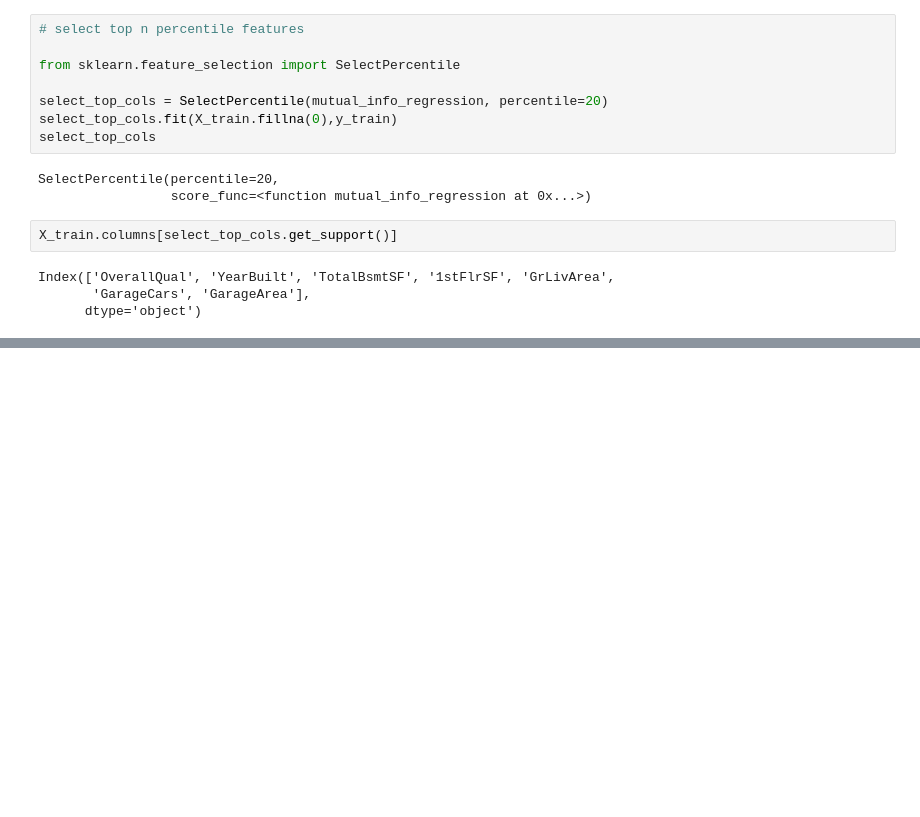
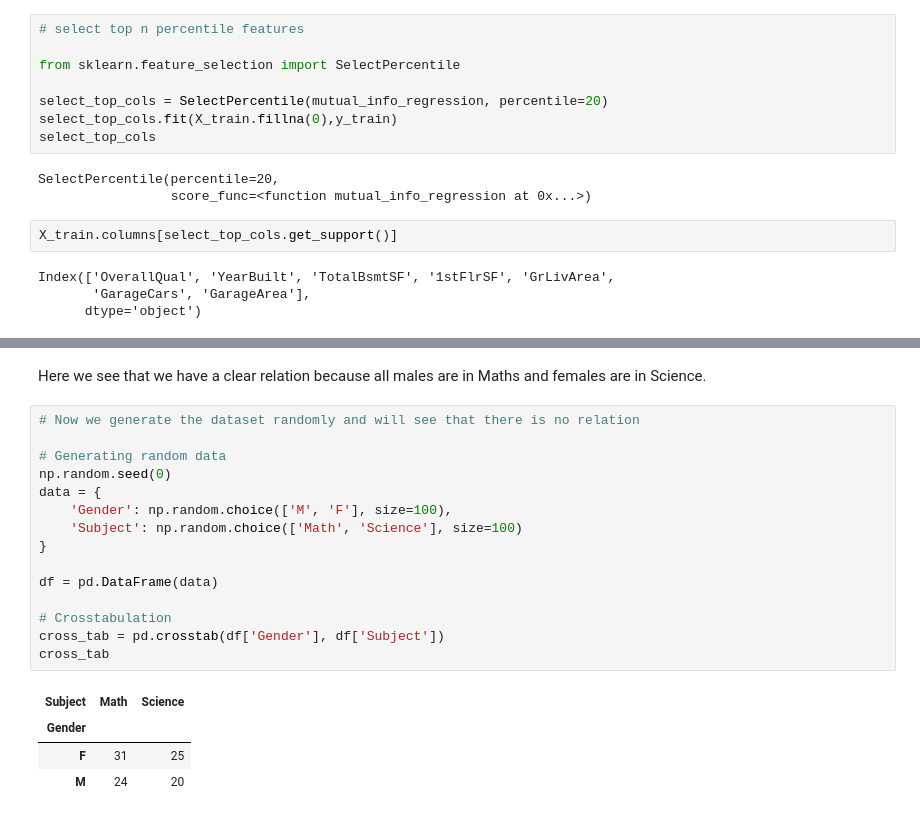
Before and after one commit to beercafeguy/ml-yard, a Jupyter notebook: notebooks/feature-selection/demo.ipynb, the cells around one changed output, grey strips where cells are left out. Saved outputs shown, nothing was run; the diff lists cells and outputs as text; blank space fills up the shorter version.

```diff
--- a/notebooks/feature-selection/demo.ipynb
+++ b/notebooks/feature-selection/demo.ipynb
@@ -484,0 +514,22 @@ Index(['OverallQual', 'YearBuilt', 'TotalBsmtSF', '1stFlrSF', 'GrLivArea',
+# %% [markdown]
+Here we see that we have a clear relation because all males are in Maths and females are in Science.
+# %%
+# Now we generate the dataset randomly and will see that there is no relation
+
+# Generating random data
+np.random.seed(0)
+data = {
+    'Gender': np.random.choice(['M', 'F'], size=100),
+    'Subject': np.random.choice(['Math', 'Science'], size=100)
+}
+
+df = pd.DataFrame(data)
+
+# Crosstabulation
+cross_tab = pd.crosstab(df['Gender'], df['Subject'])
+cross_tab
+# %% [output]
+| Subject | Math | Science |
+| Gender |  |  |
+| F | 31 | 25 |
+| M | 24 | 20 |
```
Also changed, not shown: parts of 5 cells of this notebook.
